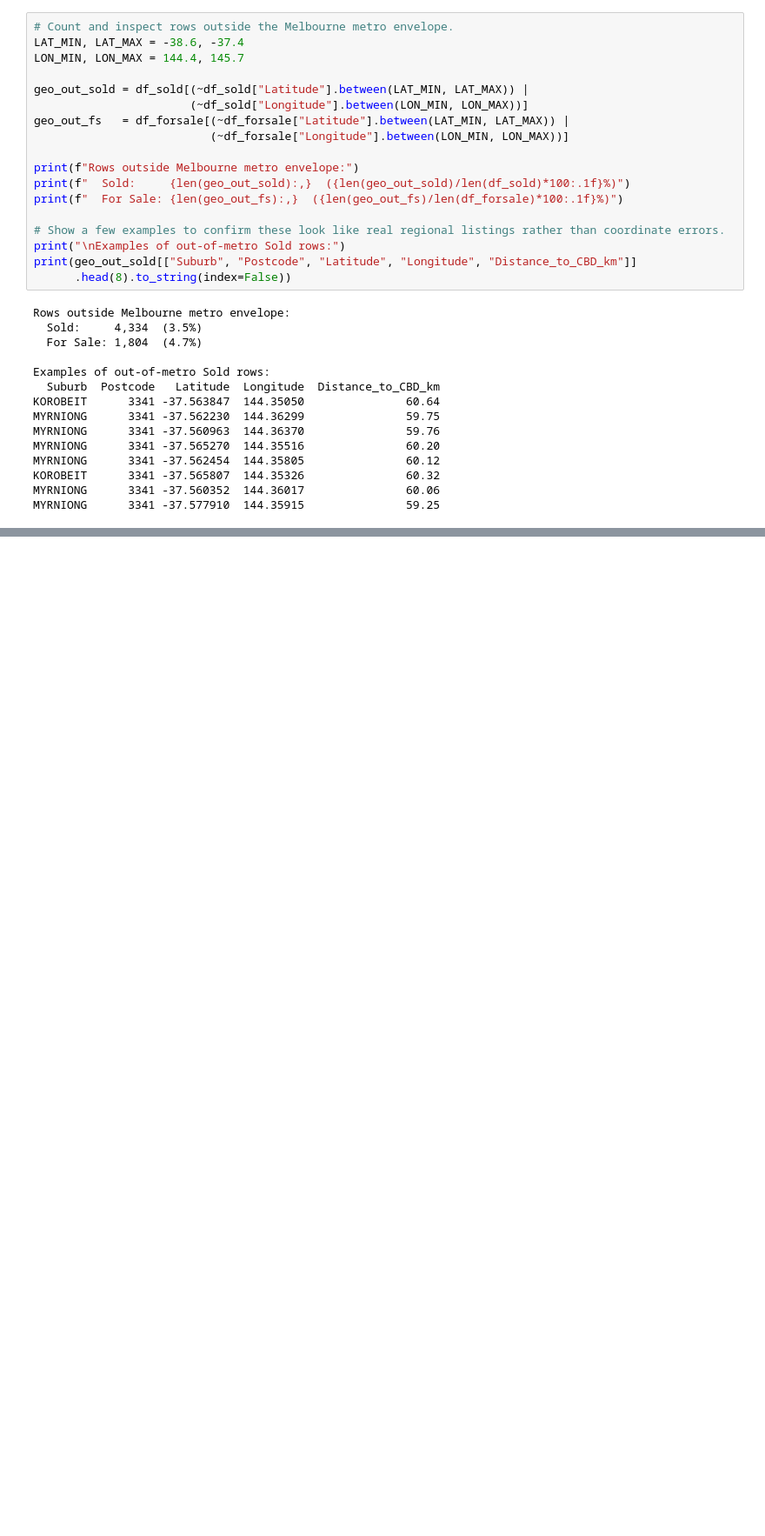
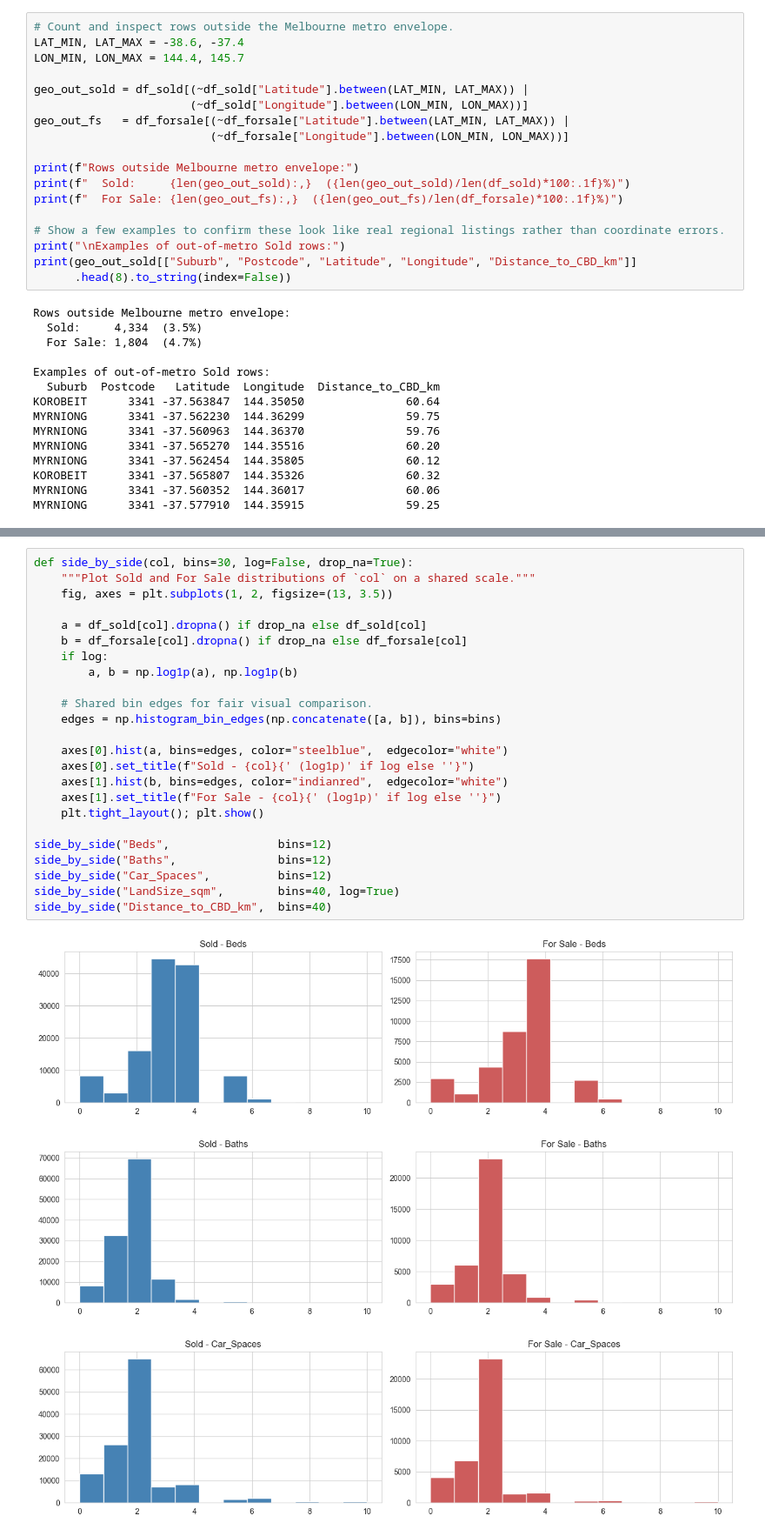
Before and after one commit to laihoangson/real-estate, a Jupyter notebook: report/eda_report.ipynb, the cells around one changed output, grey strips where cells are left out. Shown at 87% size. Drawn from its saved outputs; the diff is of its cells as text; blank space fills up the shorter version.

```diff
--- a/report/eda_report.ipynb
+++ b/report/eda_report.ipynb
@@ -669,0 +809,28 @@ MYRNIONG      3341 -37.577910  144.35915               59.25
+# %%
+def side_by_side(col, bins=30, log=False, drop_na=True):
+    """Plot Sold and For Sale distributions of `col` on a shared scale."""
+    fig, axes = plt.subplots(1, 2, figsize=(13, 3.5))
+
+    a = df_sold[col].dropna() if drop_na else df_sold[col]
+    b = df_forsale[col].dropna() if drop_na else df_forsale[col]
+    if log:
+        a, b = np.log1p(a), np.log1p(b)
+
+    # Shared bin edges for fair visual comparison.
+    edges = np.histogram_bin_edges(np.concatenate([a, b]), bins=bins)
+
+    axes[0].hist(a, bins=edges, color="steelblue",  edgecolor="white")
+    axes[0].set_title(f"Sold - {col}{' (log1p)' if log else ''}")
+    axes[1].hist(b, bins=edges, color="indianred",  edgecolor="white")
+    axes[1].set_title(f"For Sale - {col}{' (log1p)' if log else ''}")
+    plt.tight_layout(); plt.show()
+
+side_by_side("Beds",                bins=12)
+side_by_side("Baths",               bins=12)
+side_by_side("Car_Spaces",          bins=12)
+side_by_side("LandSize_sqm",        bins=40, log=True)
+side_by_side("Distance_to_CBD_km",  bins=40)
+# %% [output]
+[figure, added]
+[figure, added]
+[figure, added]
```
Also changed, not shown: parts of 77 cells of this notebook, 3 other files.
